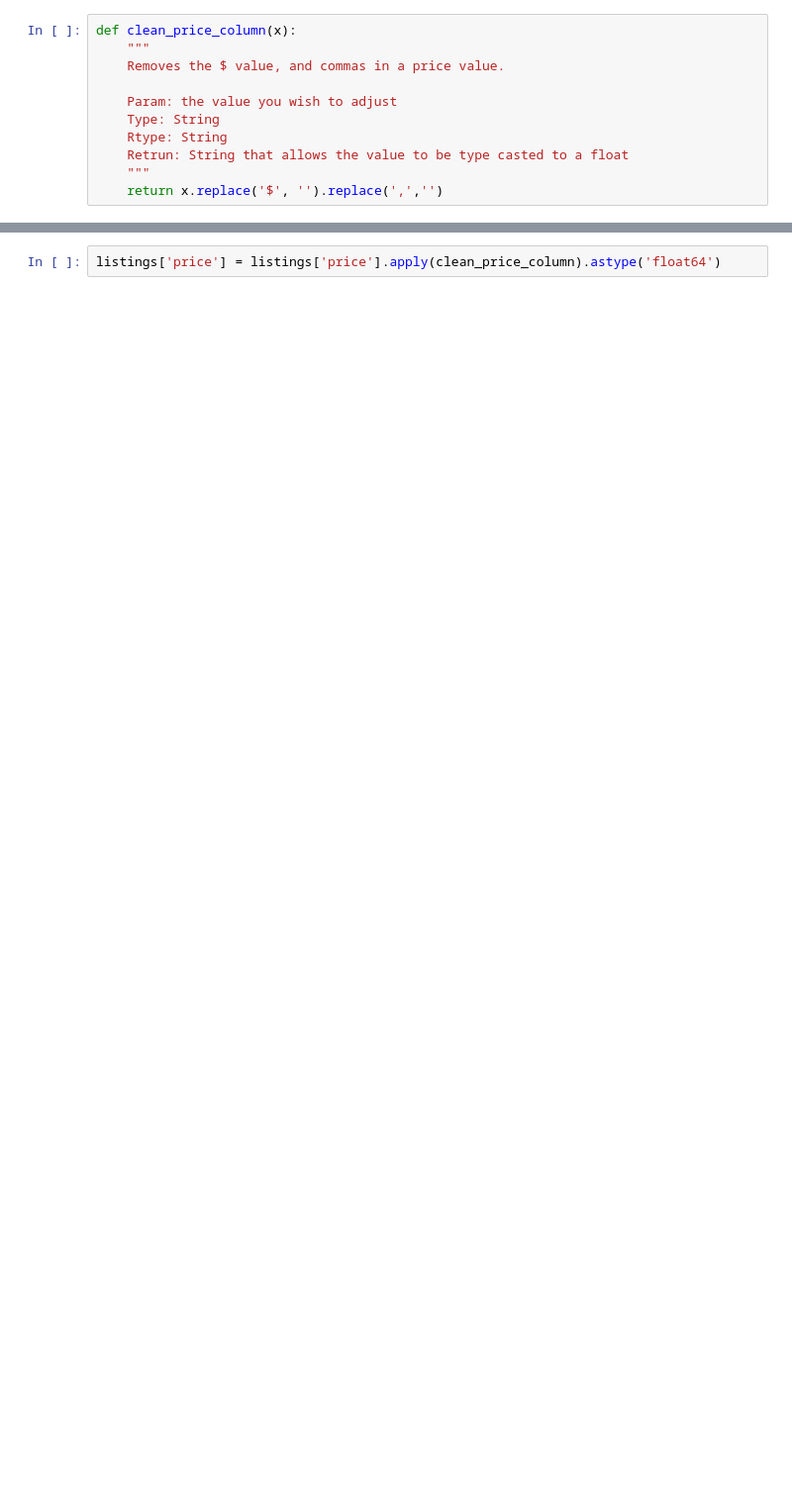
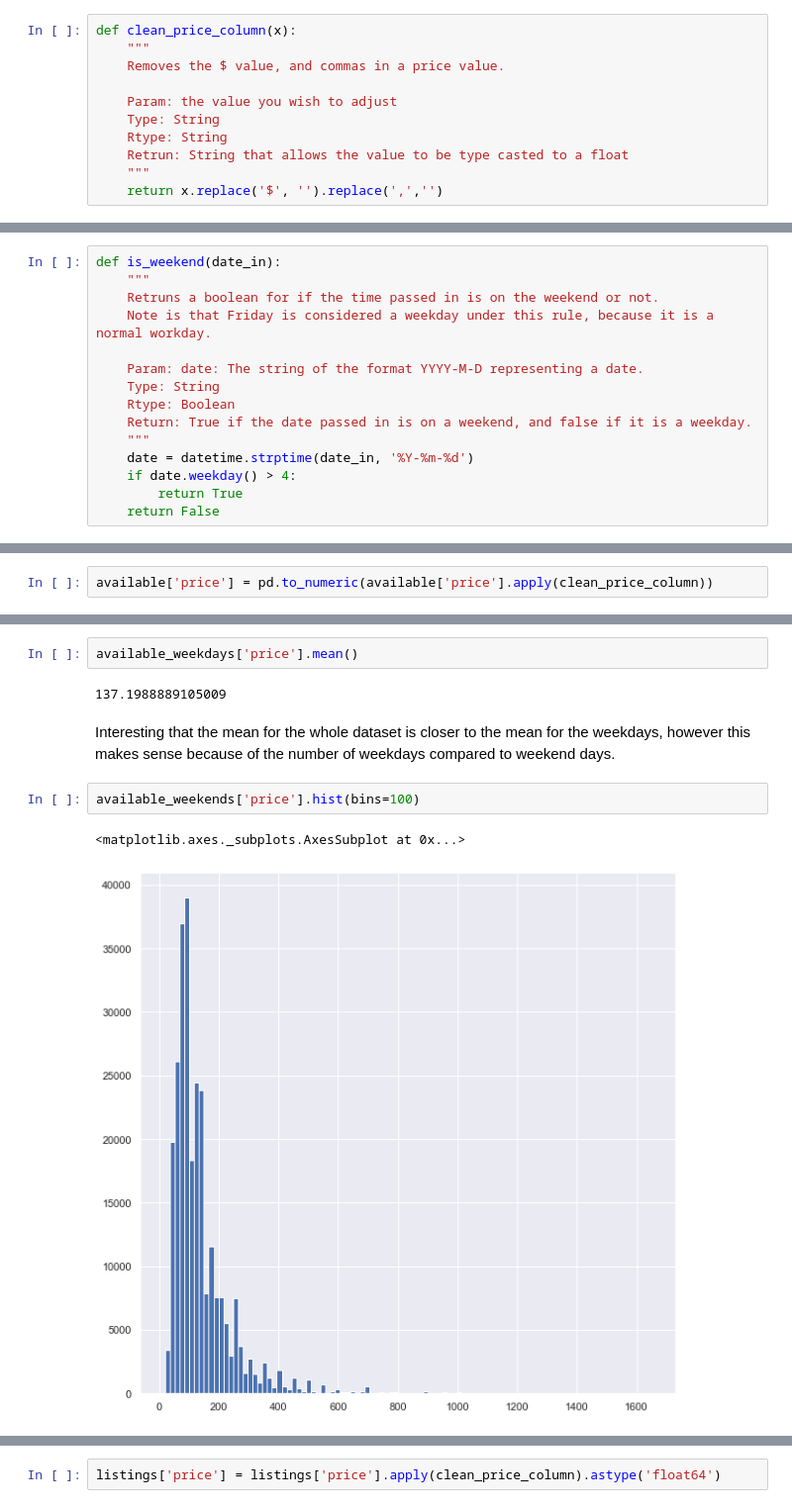
Before and after one commit to ebrunette/UdacityDataScienceNanoDegree, a Jupyter notebook: ProjectOne/AirB&BEDA.ipynb, the cells around one changed output, grey strips where cells are left out. Shown: that part at 99% size. Cells and saved outputs as stored; diff of their text form; blank space fills up the shorter version.

```diff
--- a/ProjectOne/AirB&BEDA.ipynb
+++ b/ProjectOne/AirB&BEDA.ipynb
@@ -149,0 +326,15 @@ def clean_price_column(x):
+# %%
+def is_weekend(date_in):
+    """
+    Retruns a boolean for if the time passed in is on the weekend or not.
+    Note is that Friday is considered a weekday under this rule, because it is a normal workday.
+
+    Param: date: The string of the format YYYY-M-D representing a date.
+    Type: String
+    Rtype: Boolean
+    Return: True if the date passed in is on a weekend, and false if it is a weekday.
+    """
+    date = datetime.strptime(date_in, '%Y-%m-%d')
+    if date.weekday() > 4:
+        return True
+    return False
@@ -149,0 +366,2 @@ def clean_price_column(x):
+# %%
+available['price'] = pd.to_numeric(available['price'].apply(clean_price_column))
@@ -149,0 +385,11 @@ def clean_price_column(x):
+# %%
+available_weekdays['price'].mean()
+# %% [output]
+137.1988889105009
+# %% [markdown]
+Interesting that the mean for the whole dataset is closer to the mean for the weekdays, however this makes sense because of the number of weekdays compared to weekend days.
+# %%
+available_weekends['price'].hist(bins=100)
+# %% [output]
+<matplotlib.axes._subplots.AxesSubplot at 0x...>
+[figure, added]
```
Also changed, not shown: parts of 154 cells of this notebook.
